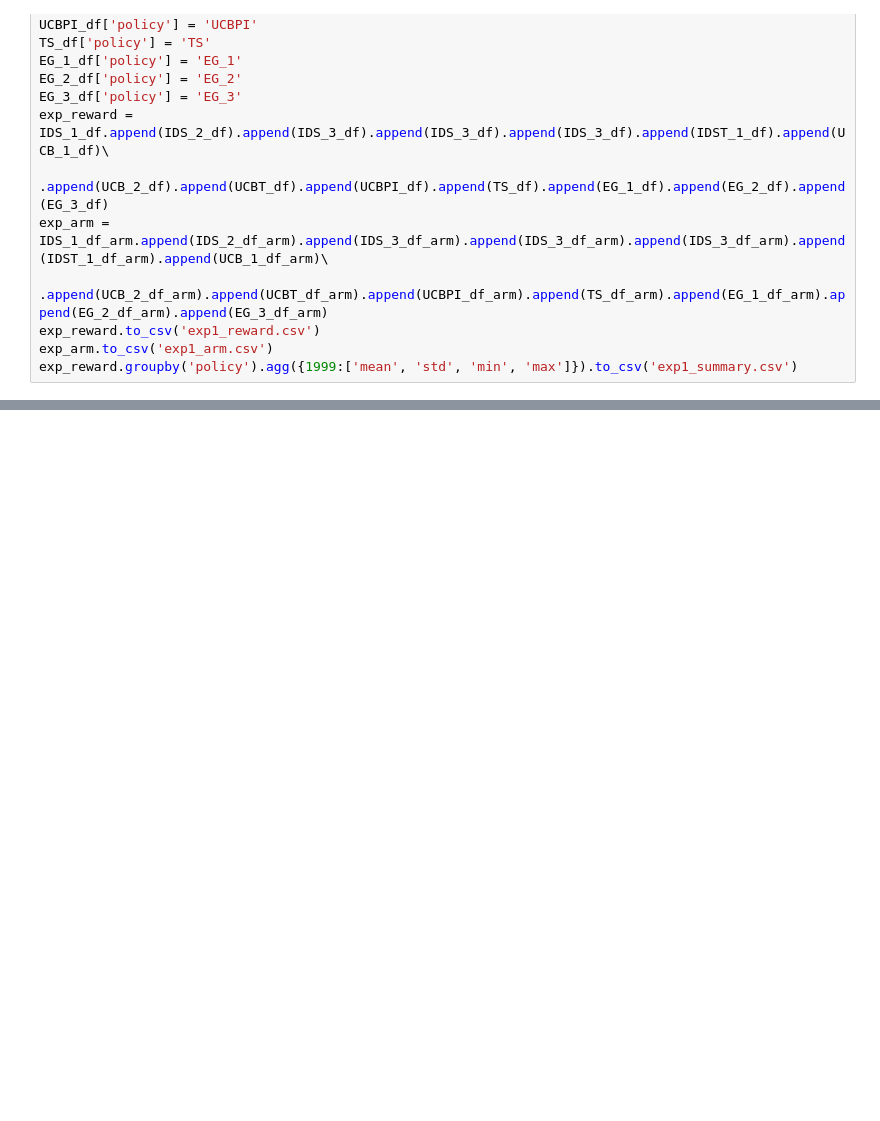
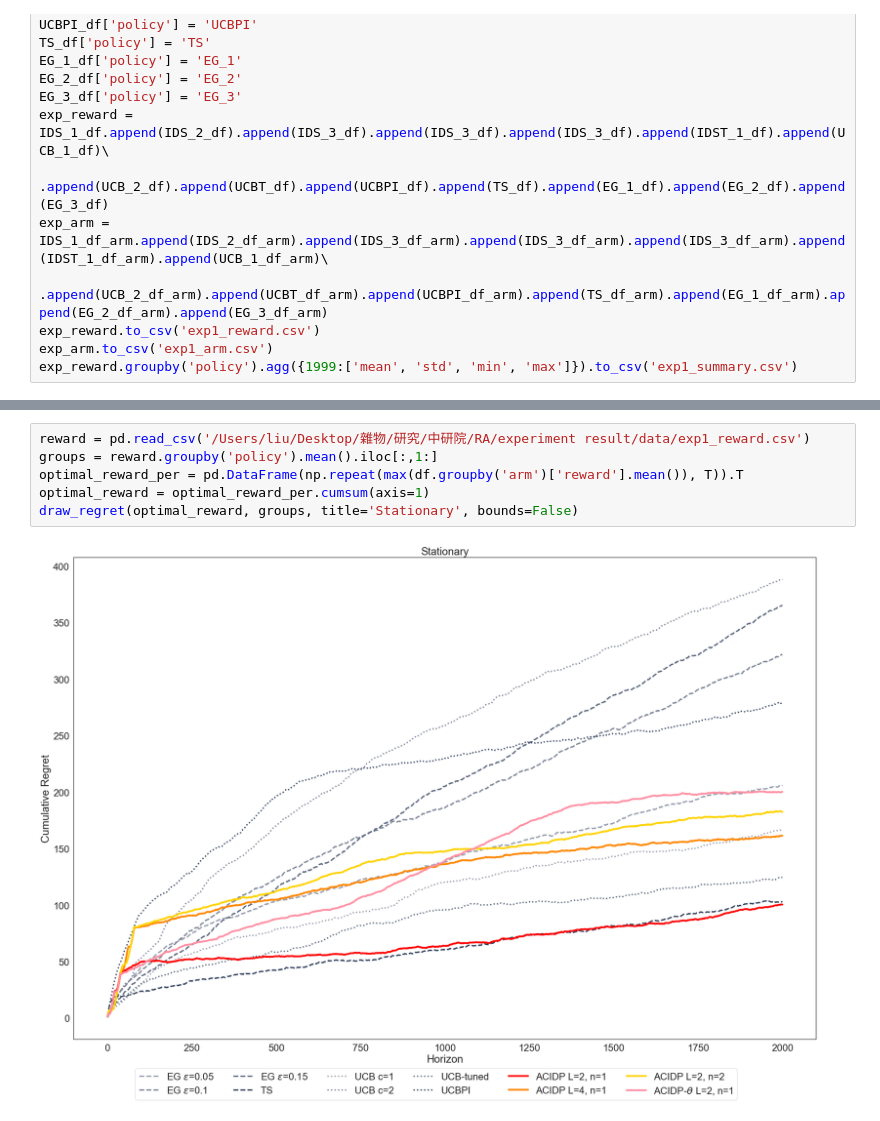
Before and after one commit to jus030245/ACIDP, a Jupyter notebook: Exp1.ipynb, the cells around one changed output, grey strips where cells are left out. Saved outputs shown, nothing was run; the diff lists cells and outputs as text; blank space fills up the shorter version.

Commit message:
change graph color

```diff
--- a/Exp1.ipynb
+++ b/Exp1.ipynb
@@ -378,0 +441,8 @@ exp_reward.groupby('policy').agg({1999:['mean', 'std', 'min', 'max']}).to_csv('e
+# %%
+reward = pd.read_csv('/Users/liu/Desktop/雜物/研究/中研院/RA/experiment result/data/exp1_reward.csv')
+groups = reward.groupby('policy').mean().iloc[:,1:]
+optimal_reward_per = pd.DataFrame(np.repeat(max(df.groupby('arm')['reward'].mean()), T)).T
+optimal_reward = optimal_reward_per.cumsum(axis=1)
+draw_regret(optimal_reward, groups, title='Stationary', bounds=False)
+# %% [output]
+[figure, added]
```
Also changed, not shown: parts of 4 cells of this notebook, 3 other files.
